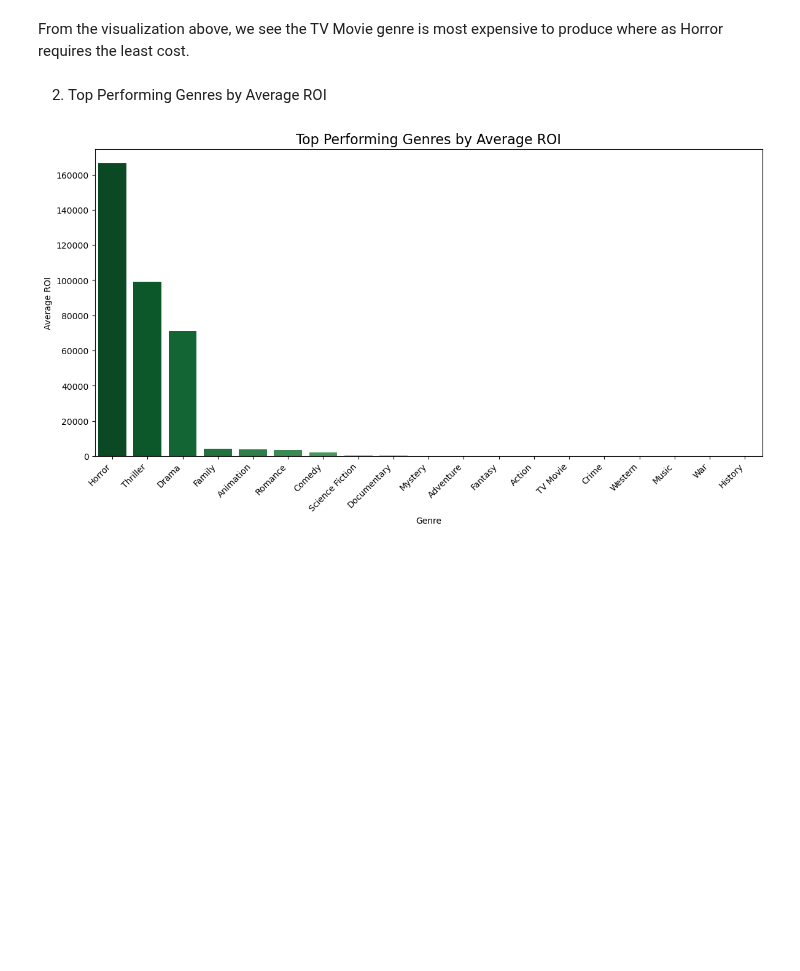
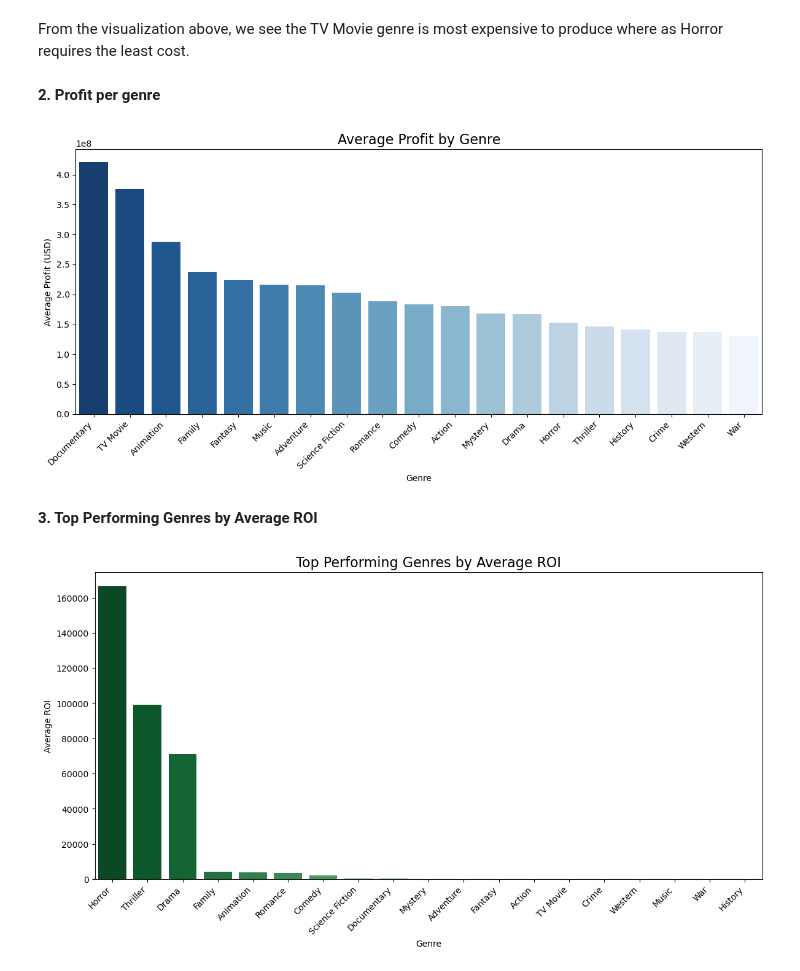
Before and after one commit to lmutua/movie-market-analysis, a Jupyter notebook: genres_by_roi.ipynb, the cells around one changed output. Drawn from its saved outputs; the diff is of its cells as text; code cells hidden in the pictures; blank space fills up the shorter version.

Commit message:
looking into profit per genre

```diff
--- a/genres_by_roi.ipynb
+++ b/genres_by_roi.ipynb
@@ -210,8 +210,27 @@ plt.show()
 [figure]
 # %% [markdown]
 From the visualization above, we see the TV Movie genre is most expensive to produce where as Horror requires the least cost.
+# %% [markdown]
+**2. Profit per genre**
+# %%
+imdb_data_exploded['profit'] = imdb_data_exploded['revenue'] - imdb_data_exploded['budget_x']
+genre_profit = imdb_data_exploded.groupby('genre_list1')['profit'].mean().reset_index()
+genre_profit = genre_profit.sort_values(by='profit', ascending=False)
+
+
+plt.figure(figsize=(12, 6))
+sns.barplot(data=genre_profit, x='genre_list1', y='profit', palette='Blues_r')
+plt.title('Average Profit by Genre', fontsize=16)
+plt.ylabel('Average Profit (USD)')
+plt.xlabel('Genre')
+plt.xticks(rotation=45, ha='right')
+
+plt.tight_layout()
+plt.show()
+# %% [output]
+[figure, added]
 # %% [markdown]
-2. Top Performing Genres by Average ROI
+**3. Top Performing Genres by Average ROI**
 # %%
 plt.figure(figsize=(12, 6))
 sns.barplot(data=genre_roi, y='ROI', x='genre_list1', palette='Greens_r')
```
